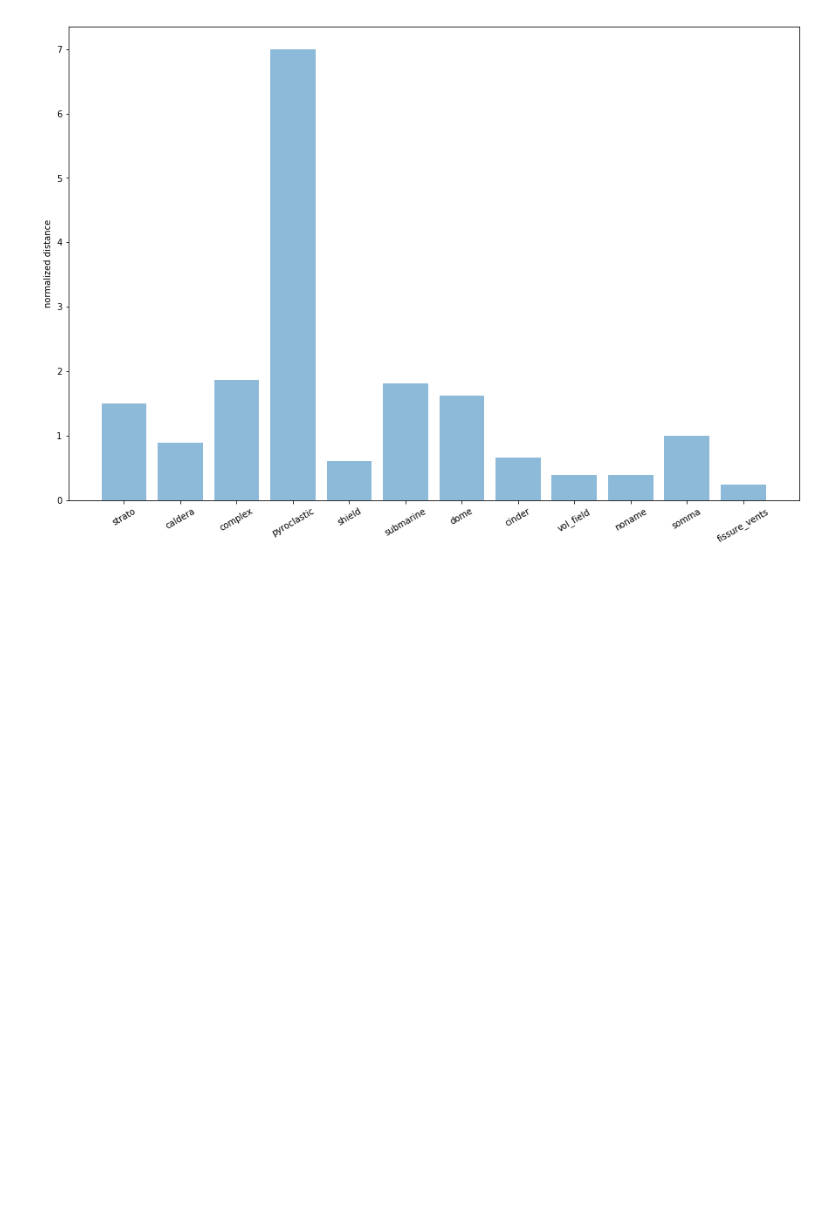
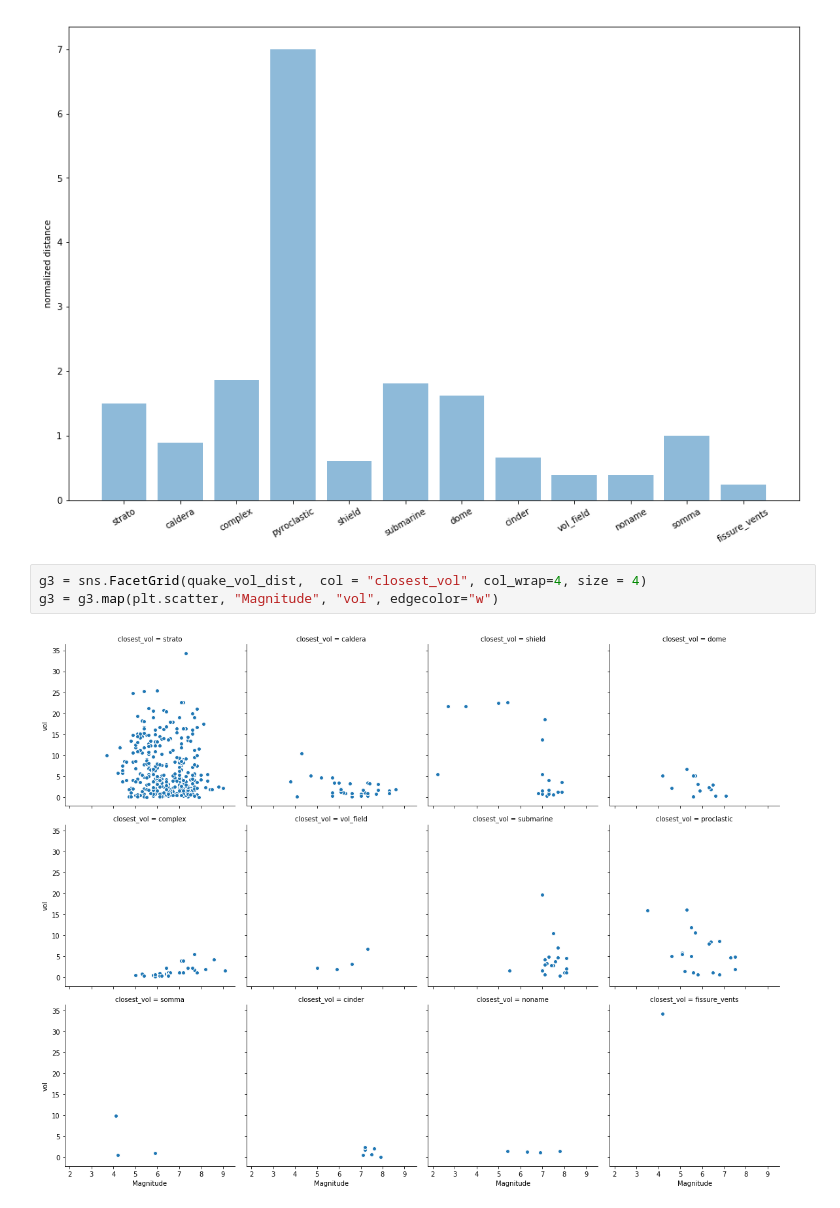
Before and after one commit to smitamisra/StrikingRobo_Earthquakes, a Jupyter notebook: MR_DQ3_2.ipynb, the cells around one changed output. Drawn from its saved outputs; the diff is of its cells as text; blank space fills up the shorter version.

```diff
--- a/MR_DQ3_2.ipynb
+++ b/MR_DQ3_2.ipynb
@@ -987,3 +987,8 @@ plt.ylabel('normalized distance')
 # %% [output]
 Text(0,0.5,'normalized distance')
 [figure]
+# %%
+g3 = sns.FacetGrid(quake_vol_dist,  col = "closest_vol", col_wrap=4, size = 4)
+g3 = g3.map(plt.scatter, "Magnitude", "vol", edgecolor="w")
+# %% [output]
+[figure, added]
```
Also changed, not shown: parts of 4 cells of this notebook.
